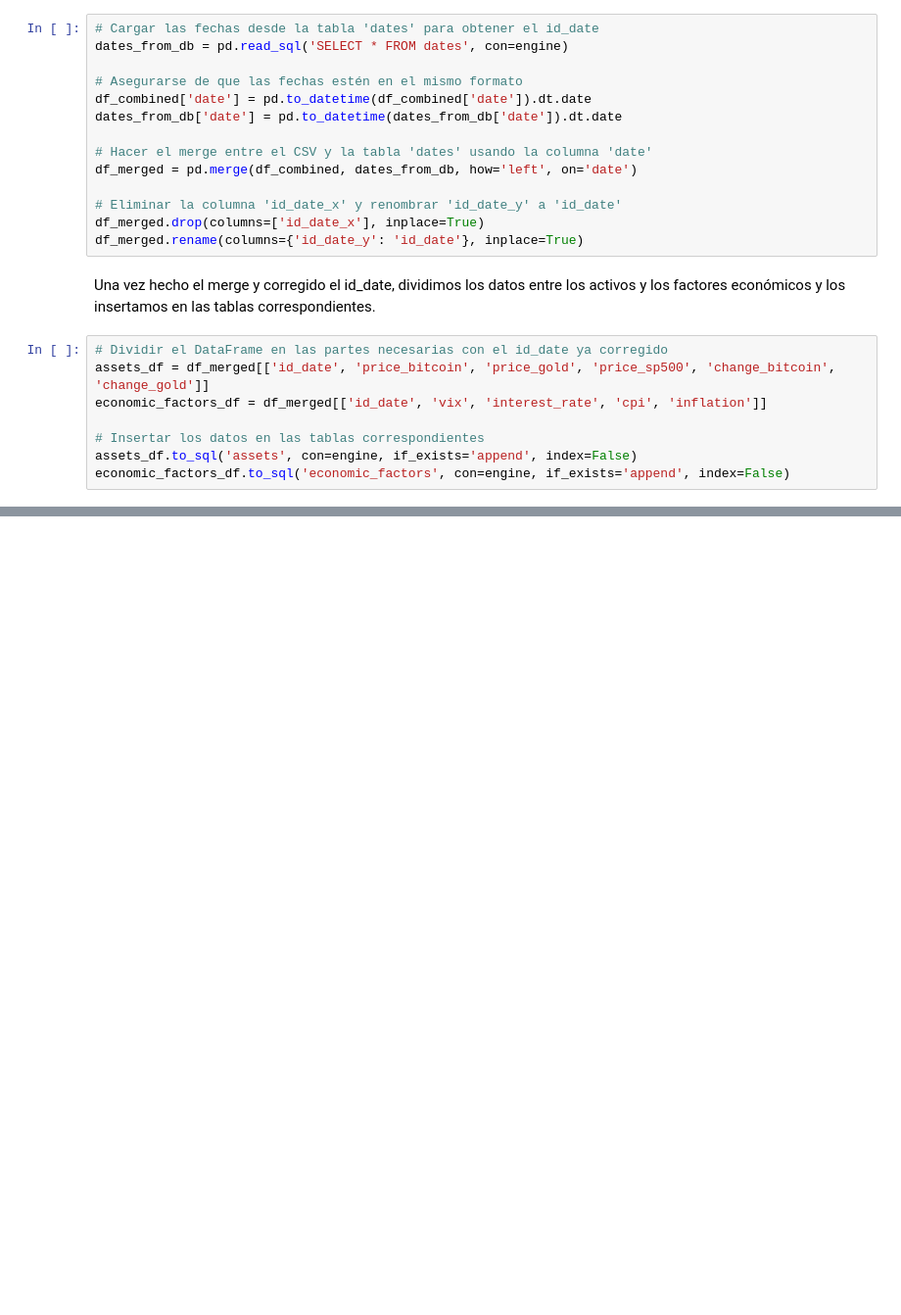
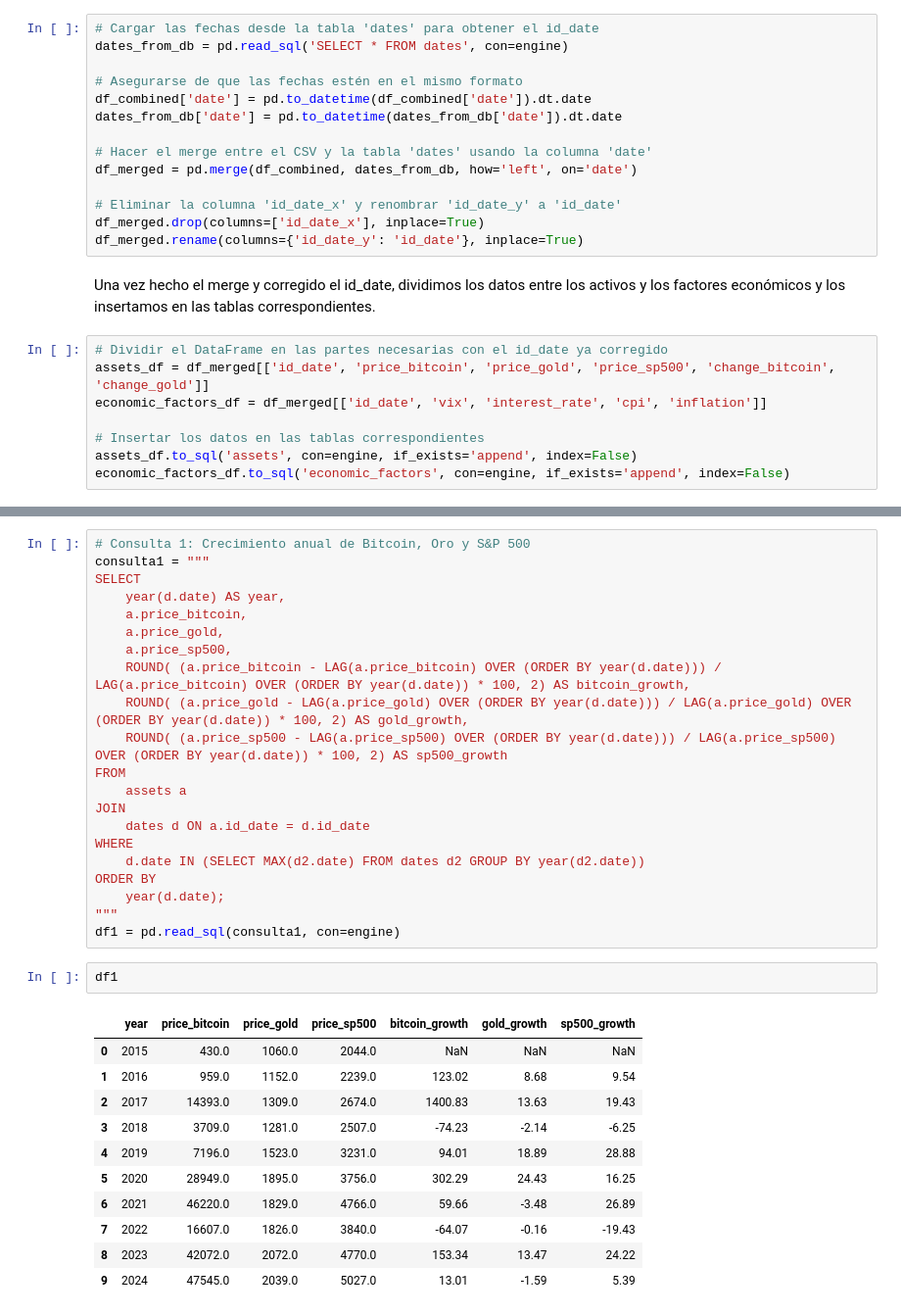
Before and after one commit to adrianlardies/from-data-to-insight, a Jupyter notebook: main.ipynb, the cells around one changed output, grey strips where cells are left out. Shown at 98% size. Drawn from its saved outputs; the diff is of its cells as text; blank space fills up the shorter version.

```diff
--- a/main.ipynb
+++ b/main.ipynb
@@ -65,0 +79,35 @@ economic_factors_df.to_sql('economic_factors', con=engine, if_exists='append', i
+# %%
+# Consulta 1: Crecimiento anual de Bitcoin, Oro y S&P 500
+consulta1 = """
+SELECT
+    year(d.date) AS year,
+    a.price_bitcoin,
+    a.price_gold,
+    a.price_sp500,
+    ROUND( (a.price_bitcoin - LAG(a.price_bitcoin) OVER (ORDER BY year(d.date))) / LAG(a.price_bitcoin) OVER (ORDER BY year(d.date)) * 100, 2) AS bitcoin_growth,
+    ROUND( (a.price_gold - LAG(a.price_gold) OVER (ORDER BY year(d.date))) / LAG(a.price_gold) OVER (ORDER BY year(d.date)) * 100, 2) AS gold_growth,
+    ROUND( (a.price_sp500 - LAG(a.price_sp500) OVER (ORDER BY year(d.date))) / LAG(a.price_sp500) OVER (ORDER BY year(d.date)) * 100, 2) AS sp500_growth
+FROM
+    assets a
+JOIN
+    dates d ON a.id_date = d.id_date
+WHERE
+    d.date IN (SELECT MAX(d2.date) FROM dates d2 GROUP BY year(d2.date))
+ORDER BY
+    year(d.date);
+"""
+df1 = pd.read_sql(consulta1, con=engine)
+# %%
+df1
+# %% [output]
+|  | year | price_bitcoin | price_gold | price_sp500 | bitcoin_growth | gold_growth | sp500_growth |
+| 0 | 2015 | 430.0 | 1060.0 | 2044.0 | NaN | NaN | NaN |
+| 1 | 2016 | 959.0 | 1152.0 | 2239.0 | 123.02 | 8.68 | 9.54 |
+| 2 | 2017 | 14393.0 | 1309.0 | 2674.0 | 1400.83 | 13.63 | 19.43 |
+| 3 | 2018 | 3709.0 | 1281.0 | 2507.0 | -74.23 | -2.14 | -6.25 |
+| 4 | 2019 | 7196.0 | 1523.0 | 3231.0 | 94.01 | 18.89 | 28.88 |
+| 5 | 2020 | 28949.0 | 1895.0 | 3756.0 | 302.29 | 24.43 | 16.25 |
+| 6 | 2021 | 46220.0 | 1829.0 | 4766.0 | 59.66 | -3.48 | 26.89 |
+| 7 | 2022 | 16607.0 | 1826.0 | 3840.0 | -64.07 | -0.16 | -19.43 |
+| 8 | 2023 | 42072.0 | 2072.0 | 4770.0 | 153.34 | 13.47 | 24.22 |
+| 9 | 2024 | 47545.0 | 2039.0 | 5027.0 | 13.01 | -1.59 | 5.39 |
```
Also changed, not shown: parts of 13 cells of this notebook.
